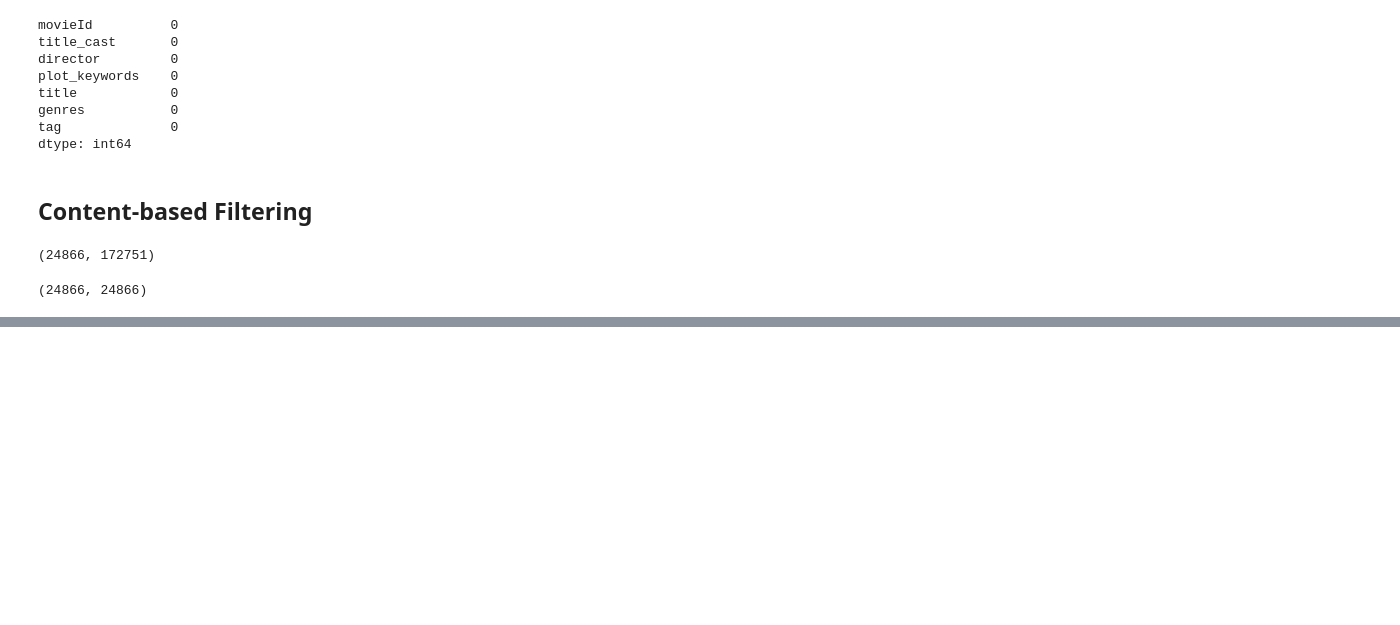
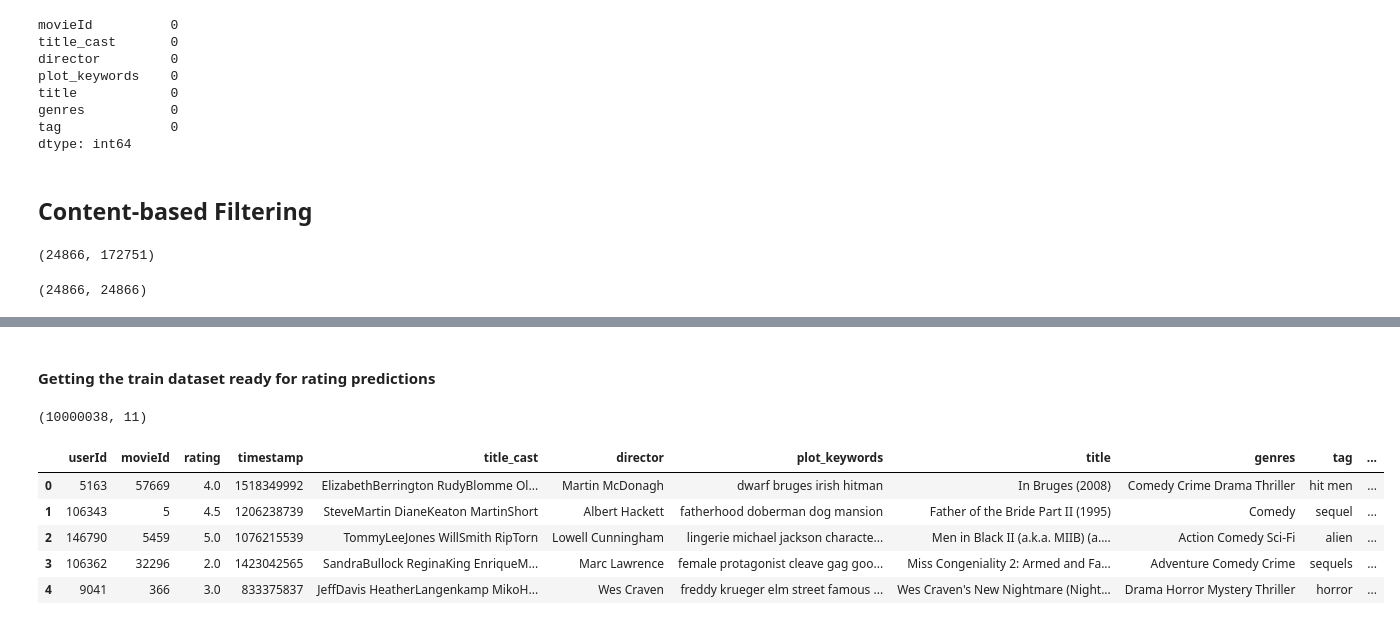
Before and after one commit to MaureenMbugua/Unsupervised-Predict-Team-ES2, a Jupyter notebook: rough1.ipynb, the cells around one changed output, grey strips where cells are left out. Saved outputs shown, nothing was run; the diff lists cells and outputs as text; code cells hidden in the pictures; blank space fills up the shorter version.

```diff
--- a/rough1.ipynb
+++ b/rough1.ipynb
@@ -1059 +1060,15 @@ Greed (1924) has this following recommendation
 Name: title, dtype: object
+# %% [markdown]
+#### Getting the train dataset ready for rating predictions
+# %%
+train_df = df_list[8].merge(all_df, how="left", on='movieId')
+display(train_df.shape)
+train_df.head()
+# %% [output]
+(10000038, 11)
+|  | userId | movieId | rating | timestamp | title_cast | director | plot_keywords | title | genres | tag | ... |
+| 0 | 5163 | 57669 | 4.0 | 1518349992 | ElizabethBerrington RudyBlomme Ol... | Martin McDonagh | dwarf bruges irish hitman | In Bruges (2008) | Comedy Crime Drama Thriller | hit men | ... |
+| 1 | 106343 | 5 | 4.5 | 1206238739 | SteveMartin DianeKeaton MartinShort | Albert Hackett | fatherhood doberman dog mansion | Father of the Bride Part II (1995) | Comedy | sequel | ... |
+| 2 | 146790 | 5459 | 5.0 | 1076215539 | TommyLeeJones WillSmith RipTorn | Lowell Cunningham | lingerie michael jackson characte... | Men in Black II (a.k.a. MIIB) (a.... | Action Comedy Sci-Fi | alien | ... |
+| 3 | 106362 | 32296 | 2.0 | 1423042565 | SandraBullock ReginaKing EnriqueM... | Marc Lawrence | female protagonist cleave gag goo... | Miss Congeniality 2: Armed and Fa... | Adventure Comedy Crime | sequels | ... |
+| 4 | 9041 | 366 | 3.0 | 833375837 | JeffDavis HeatherLangenkamp MikoH... | Wes Craven | freddy krueger elm street famous ... | Wes Craven's New Nightmare (Night... | Drama Horror Mystery Thriller | horror | ... |
```
Also changed, not shown: parts of 55 cells of this notebook, 10 other files.
